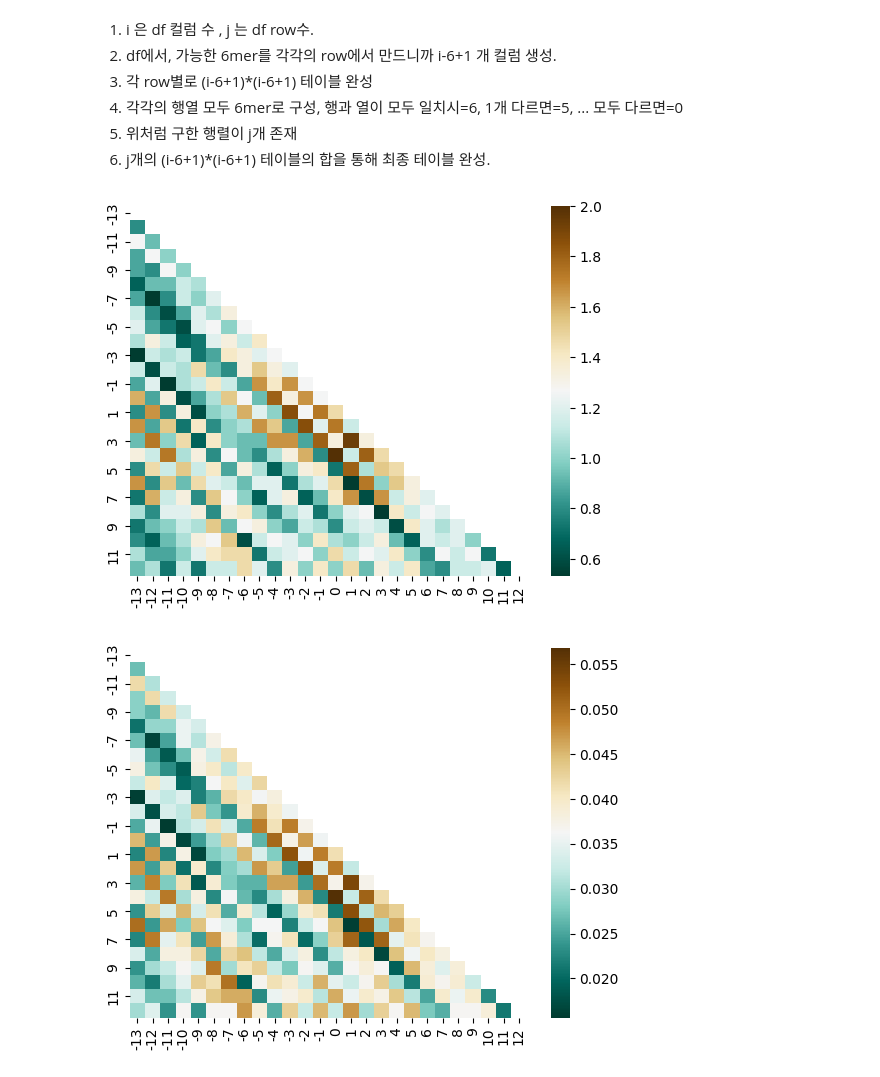
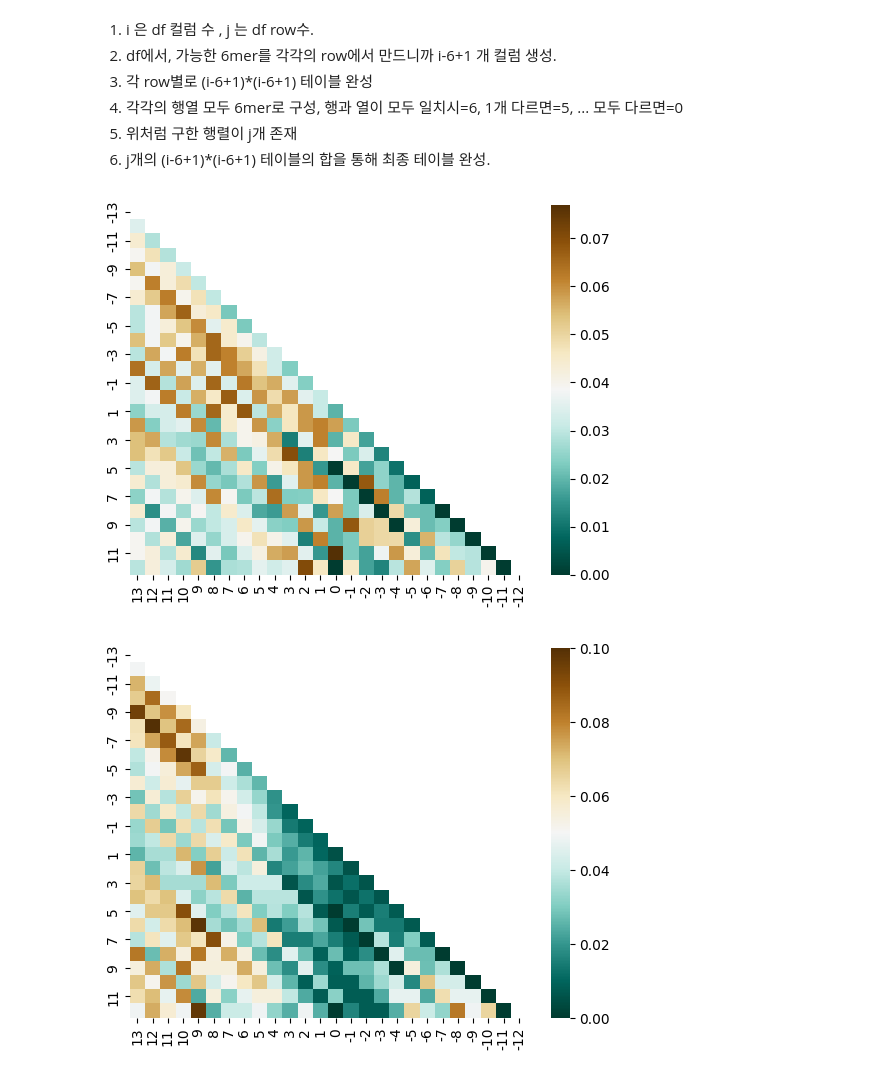
Before and after one commit to WoobeenJeong/miRNA_motif_finding, a Jupyter notebook: Project_006.ipynb, the cells around one changed output. Cells and saved outputs as stored; diff of their text form; code cells hidden in the pictures.

```diff
--- a/Project_006.ipynb
+++ b/Project_006.ipynb
@@ -631,11 +633,12 @@ for row in six_mers:
     matrix = np.zeros((i-6+1, i-6+1))
     for a in range(i-6+1):
         for b in range(i-6+1):
+            score = 0
             for c in range(6):
-                if row[a][c] == row[b][c]:
-                    matrix[a][b] += 1
+                if (row[a][c] == 'A' and row[b][c] == 'T') or (row[a][c] == 'G' and row[b][c] == 'C'):
+                    score += 1
+            matrix[a][b] = score
     similarity_matrices.append(matrix)
-
 
 final_matrix = np.sum(similarity_matrices, axis=0)
 
@@ -647,28 +650,28 @@ import pandas as pd
 import seaborn as sns
 import matplotlib.pyplot as plt
 
-df_final.columns = range(-13, 13)
+df_final.columns = range(13, -13, -1)
 df_final.index = range(-13, 13)
 
-relative_frequencies = df_final.div(15)
+relative_frequencies = df_final.div(df_final.sum(axis=0), axis=1)
 
 mask = np.triu(np.ones_like(relative_frequencies , dtype=bool))
 sns.heatmap(relative_frequencies , mask=mask, annot=False, cmap="BrBG_r")
 plt.show()
 # %% [output]
-[figure, old version]
+[figure, new version]
 # %%
 import pandas as pd
 import seaborn as sns
 import matplotlib.pyplot as plt
 
-df_final.columns = range(-13, 13)
+df_final.columns = range(13, -13, -1)
 df_final.index = range(-13, 13)
 
 relative_frequencies = df_final.div(df_final.sum(axis=1), axis=0)
 
-mask = np.triㅣ(np.ones_like(relative_frequencies , dtype=bool)).T
+mask = np.triu(np.ones_like(relative_frequencies , dtype=bool))
 sns.heatmap(relative_frequencies , mask=mask, annot=False, cmap="BrBG_r")
 plt.show()
 # %% [output]
-[figure, old version]
+[figure, new version]
```
Also changed, not shown: parts of 3 cells of this notebook.
